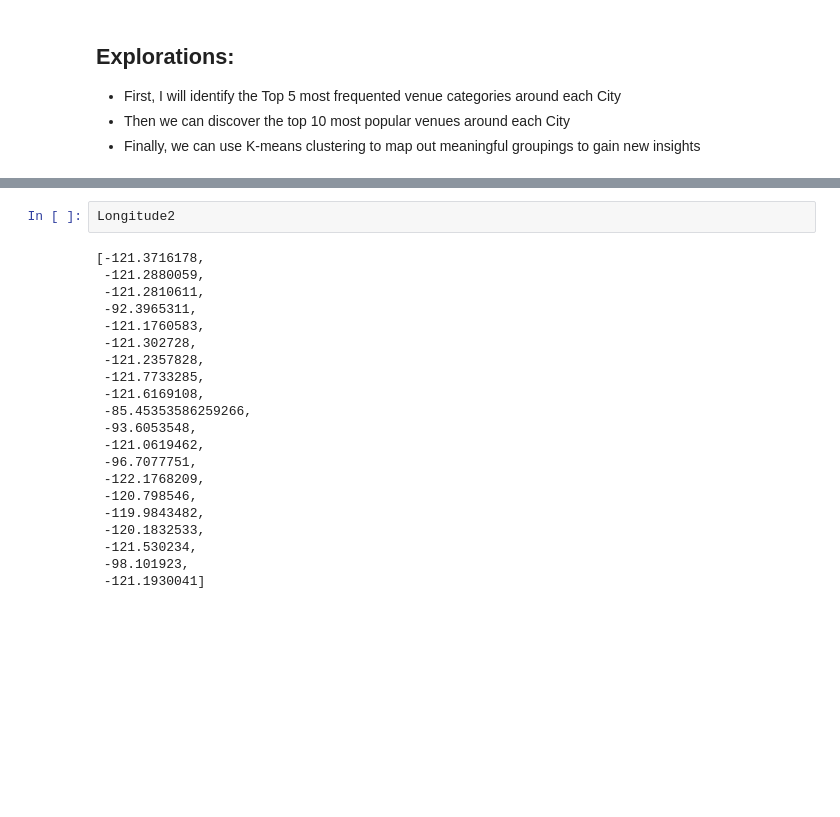
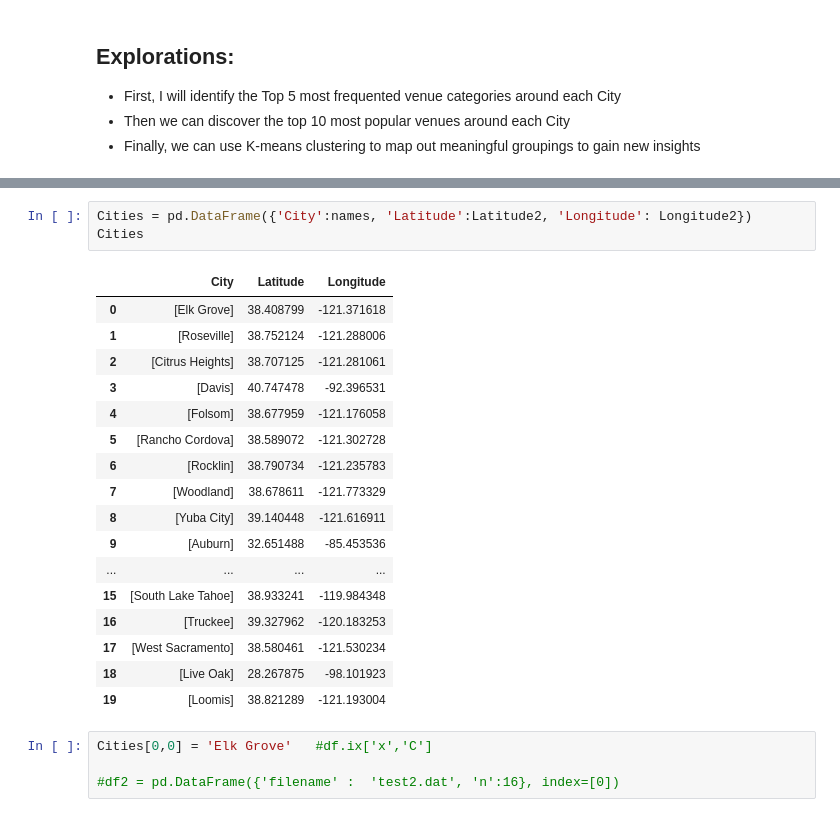
Before and after one commit to mkchrist/Coursera_Capstone, a Jupyter notebook: Week 5 Assignment: Battle of the Neighborhoods.ipynb, the cells around one changed output, grey strips where cells are left out. Drawn from its saved outputs; the diff is of its cells as text; blank space fills up the shorter version.

```diff
--- a/Week 5 Assignment: Battle of the Neighborhoods.ipynb
+++ b/Week 5 Assignment: Battle of the Neighborhoods.ipynb
@@ -896,23 +861,25 @@ Latitude2
-# %%
-Longitude2
-# %% [output]
-[-121.3716178,
- -121.2880059,
- -121.2810611,
- -92.3965311,
- -121.1760583,
- -121.302728,
- -121.2357828,
- -121.7733285,
- -121.6169108,
- -85.45353586259266,
- -93.6053548,
- -121.0619462,
- -96.7077751,
- -122.1768209,
- -120.798546,
- -119.9843482,
- -120.1832533,
- -121.530234,
- -98.101923,
- -121.1930041]
+# %%
+Cities = pd.DataFrame({'City':names, 'Latitude':Latitude2, 'Longitude': Longitude2})
+Cities
+# %% [output]
+|  | City | Latitude | Longitude |
+| 0 | [Elk Grove] | 38.408799 | -121.371618 |
+| 1 | [Roseville] | 38.752124 | -121.288006 |
+| 2 | [Citrus Heights] | 38.707125 | -121.281061 |
+| 3 | [Davis] | 40.747478 | -92.396531 |
+| 4 | [Folsom] | 38.677959 | -121.176058 |
+| 5 | [Rancho Cordova] | 38.589072 | -121.302728 |
+| 6 | [Rocklin] | 38.790734 | -121.235783 |
+| 7 | [Woodland] | 38.678611 | -121.773329 |
+| 8 | [Yuba City] | 39.140448 | -121.616911 |
+| 9 | [Auburn] | 32.651488 | -85.453536 |
+| ... | ... | ... | ... |
+| 15 | [South Lake Tahoe] | 38.933241 | -119.984348 |
+| 16 | [Truckee] | 39.327962 | -120.183253 |
+| 17 | [West Sacramento] | 38.580461 | -121.530234 |
+| 18 | [Live Oak] | 28.267875 | -98.101923 |
+| 19 | [Loomis] | 38.821289 | -121.193004 |
+# %%
+Cities[0,0] = 'Elk Grove'   #df.ix['x','C']
+
+#df2 = pd.DataFrame({'filename' :  'test2.dat', 'n':16}, index=[0])
```
Also changed, not shown: parts of 32 cells of this notebook.
